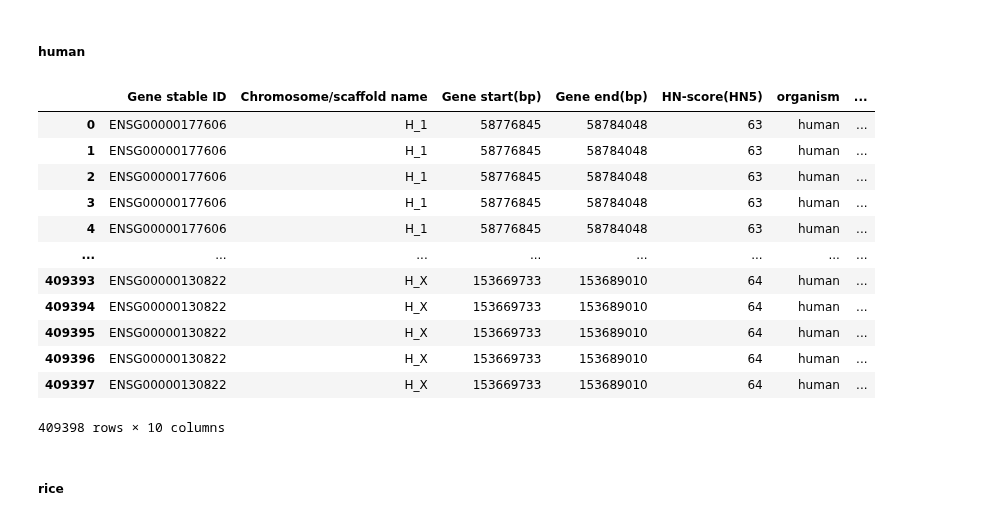
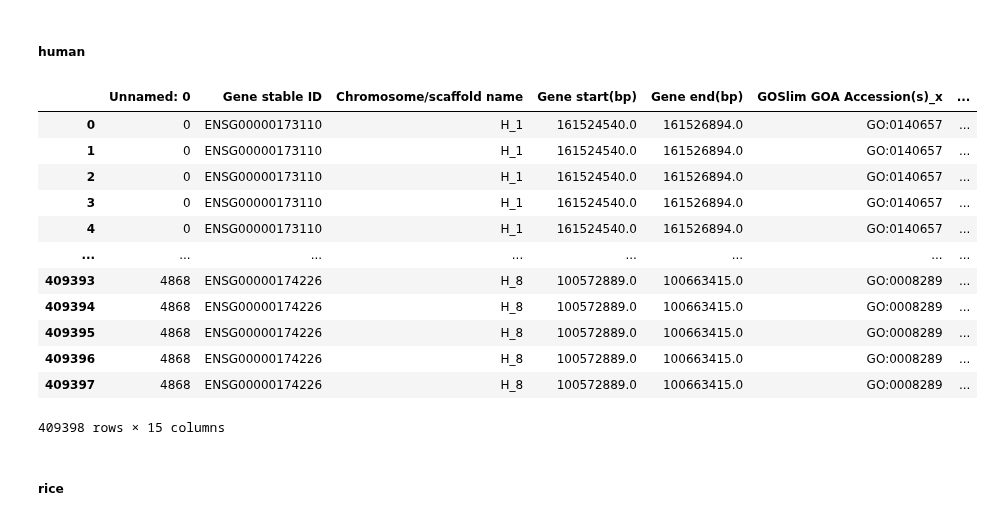
Before and after one commit to yonezawa-sora/pycircos_comaparative_species, a Jupyter notebook: circos_plot_go/circos_human_vs_rice_up.ipynb, the cells around one changed output. Cells and saved outputs as stored; diff of their text form; code cells hidden in the pictures.

```diff
--- a/circos_plot_go/circos_human_vs_rice_up.ipynb
+++ b/circos_plot_go/circos_human_vs_rice_up.ipynb
@@ -143,29 +143,20 @@ circle.figure
 # %%
 #organism = "human"
 df_h_score = pd.read_csv(HUMAN_ANNOTATION, sep='\t')
-df_h_score_subset = df_h_score[['Gene stable ID',
-                        'Chromosome/scaffold name',
-                        'Gene start(bp)',
-                        'Gene end(bp)',
-                        'HN-score(HN5)']].copy()
-df_h_score_subset['Chromosome/scaffold name'] = 'H_' + df_h_score_subset['Chromosome/scaffold name'].astype(str)
-df_h_score_subset['organism'] = 'human'# assign the tag
+df_h_score['Chromosome/scaffold name'] = 'H_' + df_h_score['Chromosome/scaffold name'].astype(str)
+df_h_score['organism'] = 'human'# assign the tag
 
 
 # organism = "rice"
 df_r_score = pd.read_csv(RICE_ANNOTATION, sep='\t')
-df_r_score_subset = df_r_score[['Gene stable ID',
-                        'Chromosome/scaffold name',
-                        'Gene start(bp)',
-                        'Gene end(bp)',
-                        'HN-score(HN5)']].copy()
-df_r_score_subset['Chromosome/scaffold name'] = 'R_' + df_r_score_subset['Chromosome/scaffold name'].astype(str)
-df_r_score_subset['organism'] = 'rice'# assign the tag
+df_r_score['Chromosome/scaffold name'] = 'R_' + df_r_score['Chromosome/scaffold name'].astype(str)
+df_r_score['organism'] = 'rice'# assign the tag
 
 
 # combined human and rice DataFrame
-combined_df_score = pd.concat([df_h_score_subset, df_r_score_subset])
+combined_df_score = pd.concat([df_h_score, df_r_score])
 combined_df_score.reset_index(drop=True, inplace=True)
 combined_df_score.to_csv(COMBINED_SCORE, sep='\t', index=False)
 display(combined_df_score)
+display(df_h_score)
 # %% [output]
@@ -226,48 +207,48 @@ circle.figure
 # Prepare the extract up genes data from GOslim file
 
 # organism = "human"
 # Using df_h_score_subset for extract up genes data from GOslim file
 df_h_goslim = pd.read_csv(HUMAN_GOSLIM, sep='\t')
 df_h_goslim['Chromosome/scaffold name'] = 'H_' + df_h_goslim['Chromosome/scaffold name'].astype(str)
 
 
 extract_df_h_goslim = pd.merge(
-    df_h_score_subset, df_h_goslim,
+    df_h_score, df_h_goslim,
     left_on=['Gene stable ID', 'Chromosome/scaffold name'],
     right_on=['Gene stable ID', 'Chromosome/scaffold name'],
     how='inner'
 )
 
 # Extract genes with no annotations
 extract_df_h_goslim_with_indicator = pd.merge(
-    df_h_score_subset, df_h_goslim,
+    df_h_score, df_h_goslim,
     left_on=['Gene stable ID', 'Chromosome/scaffold name'],
     right_on=['Gene stable ID', 'Chromosome/scaffold name'],
     how='left',
     indicator=True # add indicator column to show the difference
 )
 
 # extract_df_h_goslim_with_indicator
 left_only_rows = extract_df_h_goslim_with_indicator[extract_df_h_goslim_with_indicator['_merge'] == 'left_only']
 
 # left_only_rows
 left_only_rows.to_csv(HUMAN_NO_ANNOTATION, sep='\t', index=False)
 extract_df_h_goslim.to_csv(HUMAN_EXTRACT_GOSLIM_GENE, sep='\t', index=False)
 display(extract_df_h_goslim)
 # %% [output]
-|  | Gene stable ID | Chromosome/scaffold name | Gene start(bp) | Gene end(bp) | HN-score(HN5) | organism | ... |
-| 0 | ENSG00000177606 | H_1 | 58776845 | 58784048 | 63 | human | ... |
-| 1 | ENSG00000177606 | H_1 | 58776845 | 58784048 | 63 | human | ... |
-| 2 | ENSG00000177606 | H_1 | 58776845 | 58784048 | 63 | human | ... |
-| 3 | ENSG00000177606 | H_1 | 58776845 | 58784048 | 63 | human | ... |
-| 4 | ENSG00000177606 | H_1 | 58776845 | 58784048 | 63 | human | ... |
+|  | Unnamed: 0 | Gene stable ID | Chromosome/scaffold name | Gene start(bp) | Gene end(bp) | GOSlim GOA Accession(s)_x | ... |
+| 0 | 0 | ENSG00000173110 | H_1 | 161524540.0 | 161526894.0 | GO:0140657 | ... |
+| 1 | 0 | ENSG00000173110 | H_1 | 161524540.0 | 161526894.0 | GO:0140657 | ... |
+| 2 | 0 | ENSG00000173110 | H_1 | 161524540.0 | 161526894.0 | GO:0140657 | ... |
+| 3 | 0 | ENSG00000173110 | H_1 | 161524540.0 | 161526894.0 | GO:0140657 | ... |
+| 4 | 0 | ENSG00000173110 | H_1 | 161524540.0 | 161526894.0 | GO:0140657 | ... |
 | ... | ... | ... | ... | ... | ... | ... | ... |
-| 409393 | ENSG00000130822 | H_X | 153669733 | 153689010 | 64 | human | ... |
-| 409394 | ENSG00000130822 | H_X | 153669733 | 153689010 | 64 | human | ... |
-| 409395 | ENSG00000130822 | H_X | 153669733 | 153689010 | 64 | human | ... |
-| 409396 | ENSG00000130822 | H_X | 153669733 | 153689010 | 64 | human | ... |
-| 409397 | ENSG00000130822 | H_X | 153669733 | 153689010 | 64 | human | ... |
+| 409393 | 4868 | ENSG00000174226 | H_8 | 100572889.0 | 100663415.0 | GO:0008289 | ... |
+| 409394 | 4868 | ENSG00000174226 | H_8 | 100572889.0 | 100663415.0 | GO:0008289 | ... |
+| 409395 | 4868 | ENSG00000174226 | H_8 | 100572889.0 | 100663415.0 | GO:0008289 | ... |
+| 409396 | 4868 | ENSG00000174226 | H_8 | 100572889.0 | 100663415.0 | GO:0008289 | ... |
+| 409397 | 4868 | ENSG00000174226 | H_8 | 100572889.0 | 100663415.0 | GO:0008289 | ... |
-409398 rows × 10 columns
+409398 rows × 15 columns
 # %% [markdown]
 ##### rice
 # %%
```
Also changed, not shown: parts of 2 cells of this notebook, 9 other files.
